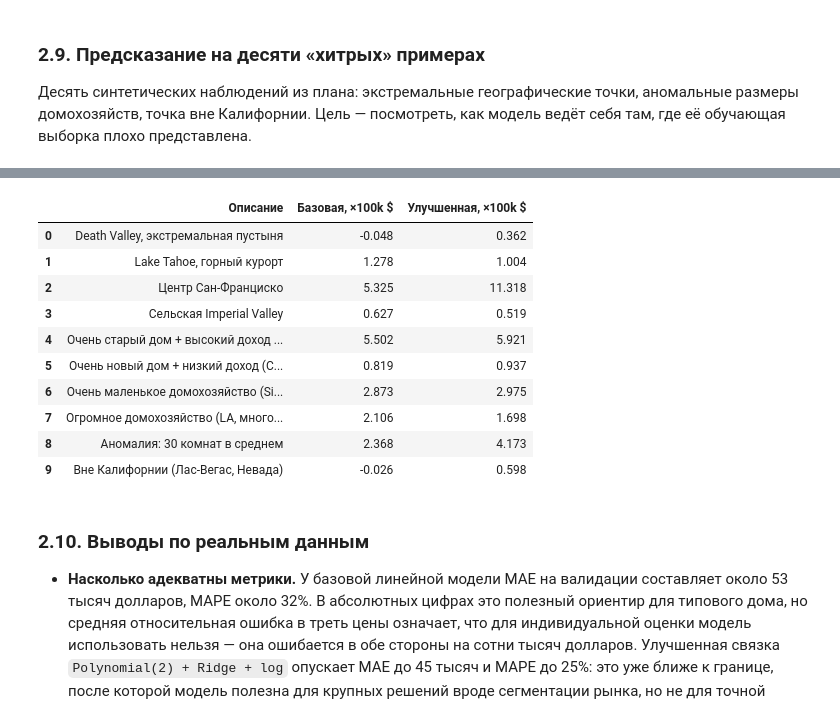
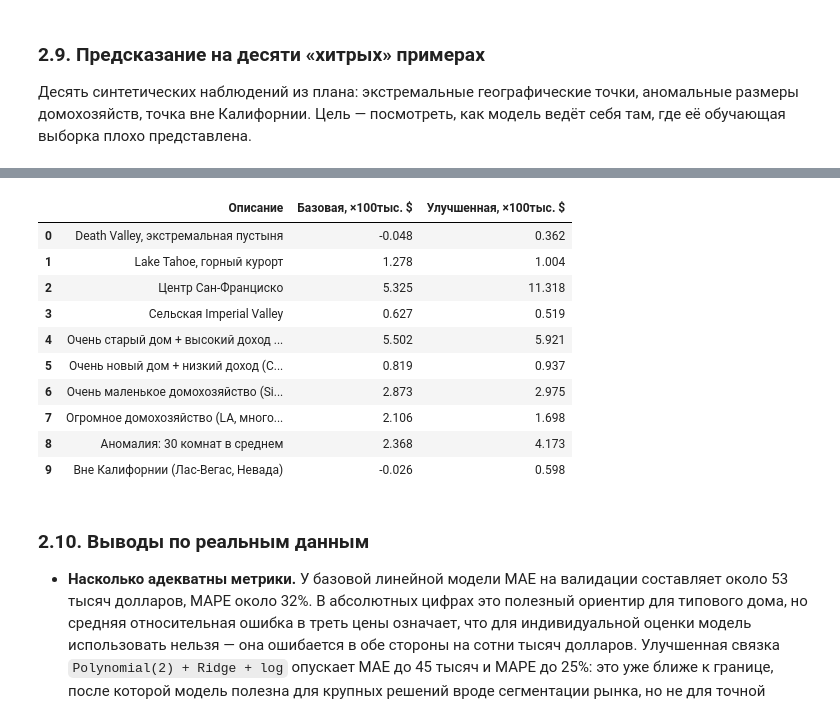
Before and after one commit to Artemonkey/ML_course_practice, a Jupyter notebook: 3. Regression models/experiments_with_regression_models.ipynb, the cells around one changed output, grey strips where cells are left out. Saved outputs shown, nothing was run; the diff lists cells and outputs as text; code cells hidden in the pictures.

```diff
--- a/3. Regression models/experiments_with_regression_models.ipynb
+++ b/3. Regression models/experiments_with_regression_models.ipynb
@@ -748,11 +748,11 @@ tricky_examples
 | 9 | 4.0 | 20 | 5.5 | 1.2 | 1000 | 2.5 | 36.17 | -115.14 | Вне Калифорнии (Лас-Вегас, Невада) |
 # %%
 tricky_predictions = tricky_examples[['Описание']].copy()
-tricky_predictions['Базовая, ×100k $'] = baseline_linear.predict(tricky_features).round(3)
-tricky_predictions['Улучшенная, ×100k $'] = improved_linear.predict(tricky_features).round(3)
+tricky_predictions['Базовая, ×100тыс. $'] = baseline_linear.predict(tricky_features).round(3)
+tricky_predictions['Улучшенная, ×100тыс. $'] = improved_linear.predict(tricky_features).round(3)
 tricky_predictions
 # %% [output]
-|  | Описание | Базовая, ×100k $ | Улучшенная, ×100k $ |
+|  | Описание | Базовая, ×100тыс. $ | Улучшенная, ×100тыс. $ |
 | 0 | Death Valley, экстремальная пустыня | -0.048 | 0.362 |
 | 1 | Lake Tahoe, горный курорт | 1.278 | 1.004 |
 | 2 | Центр Сан-Франциско | 5.325 | 11.318 |
```
Also changed, not shown: parts of 3 cells of this notebook.
